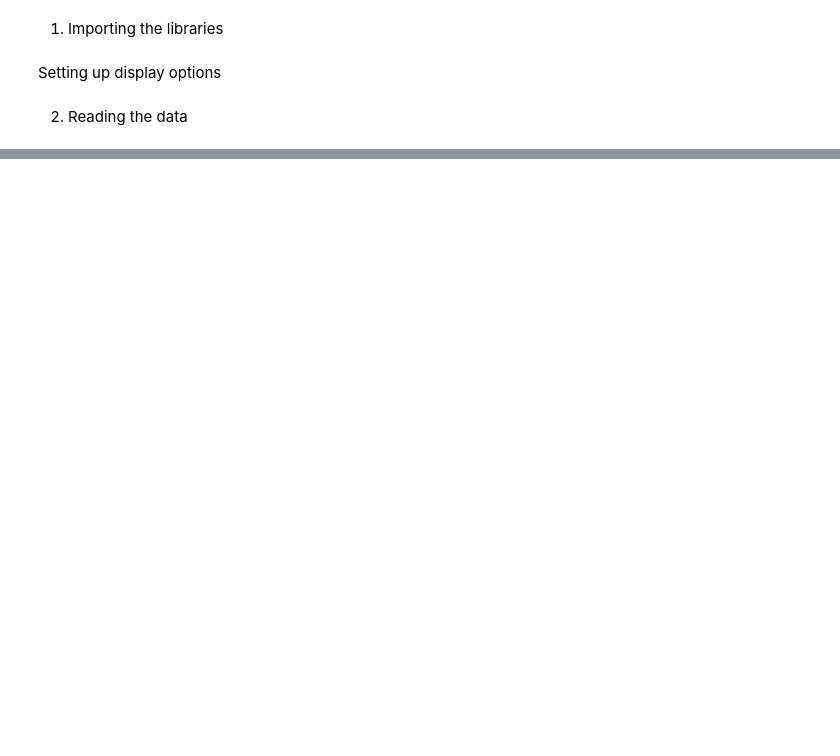
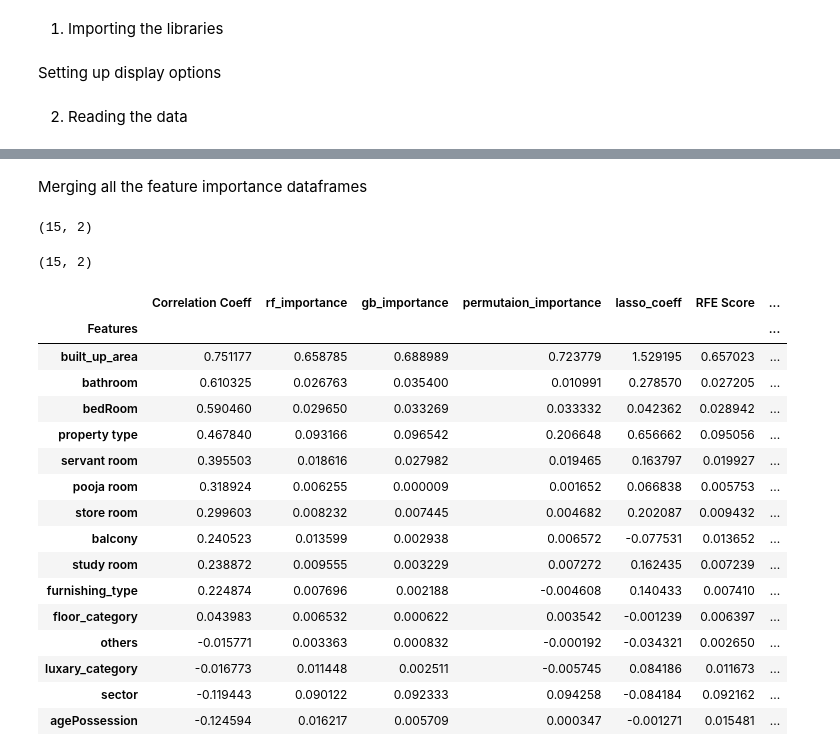
Before and after one commit to abhishek-saurav/real_estate_project, a Jupyter notebook: notebooks/feature_selection_engineering.ipynb, the cells around one changed output, grey strips where cells are left out. Drawn from its saved outputs; the diff is of its cells as text; code cells hidden in the pictures; blank space fills up the shorter version.

```diff
--- a/notebooks/feature_selection_engineering.ipynb
+++ b/notebooks/feature_selection_engineering.ipynb
@@ -29,0 +480,13 @@ data.sample(3)
+# %%
+import shap
+
+rf = RandomForestRegressor(n_estimators= 100, random_state= 42)
+rf.fit(X_label, y_label)
+
+explainer = shap.TreeExplainer(rf)
+shap_values = explainer.shap_values(X_label)
+
+# summing the absolute shap values across all samples to get the overall feature importance
+
+shap_sum = np.abs(shap_values).mean(axis = 0)
+shap_values
@@ -29,0 +507,14 @@ data.sample(3)
+# %%
+shap_sum = np.abs(shap_values).mean(axis = 0)
+fi_df8 = (
+    pd
+    .DataFrame(
+        {
+            "Features": X_label.columns,
+            "SHAP Score": shap_sum
+        }
+    )
+    .sort_values(by = "SHAP Score", ascending = False)
+)
+
+fi_df8
@@ -29,0 +538,40 @@ data.sample(3)
+# %% [markdown]
+Merging all the feature importance dataframes
+# %%
+fi_df6.shape
+# %% [output]
+(15, 2)
+# %%
+fi_df7.shape
+# %% [output]
+(15, 2)
+# %%
+(
+    fi_df1
+    .merge(fi_df2, on = "Features")
+    .merge(fi_df3, on = "Features")
+    .merge(fi_df4, on = "Features")
+    .merge(fi_df5, on = "Features")
+    .merge(fi_df6, on = "Features")
+    .merge(fi_df7, on = "Features")
+    .merge(fi_df8, on = "Features")
+    .set_index("Features")
+)
+# %% [output]
+|  | Correlation Coeff | rf_importance | gb_importance | permutaion_importance | lasso_coeff | RFE Score | ... |
+| Features |  |  |  |  |  |  | ... |
+| built_up_area | 0.751177 | 0.658785 | 0.688989 | 0.723779 | 1.529195 | 0.657023 | ... |
+| bathroom | 0.610325 | 0.026763 | 0.035400 | 0.010991 | 0.278570 | 0.027205 | ... |
+| bedRoom | 0.590460 | 0.029650 | 0.033269 | 0.033332 | 0.042362 | 0.028942 | ... |
+| property type | 0.467840 | 0.093166 | 0.096542 | 0.206648 | 0.656662 | 0.095056 | ... |
+| servant room | 0.395503 | 0.018616 | 0.027982 | 0.019465 | 0.163797 | 0.019927 | ... |
+| pooja room | 0.318924 | 0.006255 | 0.000009 | 0.001652 | 0.066838 | 0.005753 | ... |
+| store room | 0.299603 | 0.008232 | 0.007445 | 0.004682 | 0.202087 | 0.009432 | ... |
+| balcony | 0.240523 | 0.013599 | 0.002938 | 0.006572 | -0.077531 | 0.013652 | ... |
+| study room | 0.238872 | 0.009555 | 0.003229 | 0.007272 | 0.162435 | 0.007239 | ... |
+| furnishing_type | 0.224874 | 0.007696 | 0.002188 | -0.004608 | 0.140433 | 0.007410 | ... |
+| floor_category | 0.043983 | 0.006532 | 0.000622 | 0.003542 | -0.001239 | 0.006397 | ... |
+| others | -0.015771 | 0.003363 | 0.000832 | -0.000192 | -0.034321 | 0.002650 | ... |
+| luxary_category | -0.016773 | 0.011448 | 0.002511 | -0.005745 | 0.084186 | 0.011673 | ... |
+| sector | -0.119443 | 0.090122 | 0.092333 | 0.094258 | -0.084184 | 0.092162 | ... |
+| agePossession | -0.124594 | 0.016217 | 0.005709 | 0.000347 | -0.001271 | 0.015481 | ... |
```
Also changed, not shown: parts of 49 cells of this notebook, 8 other files.
